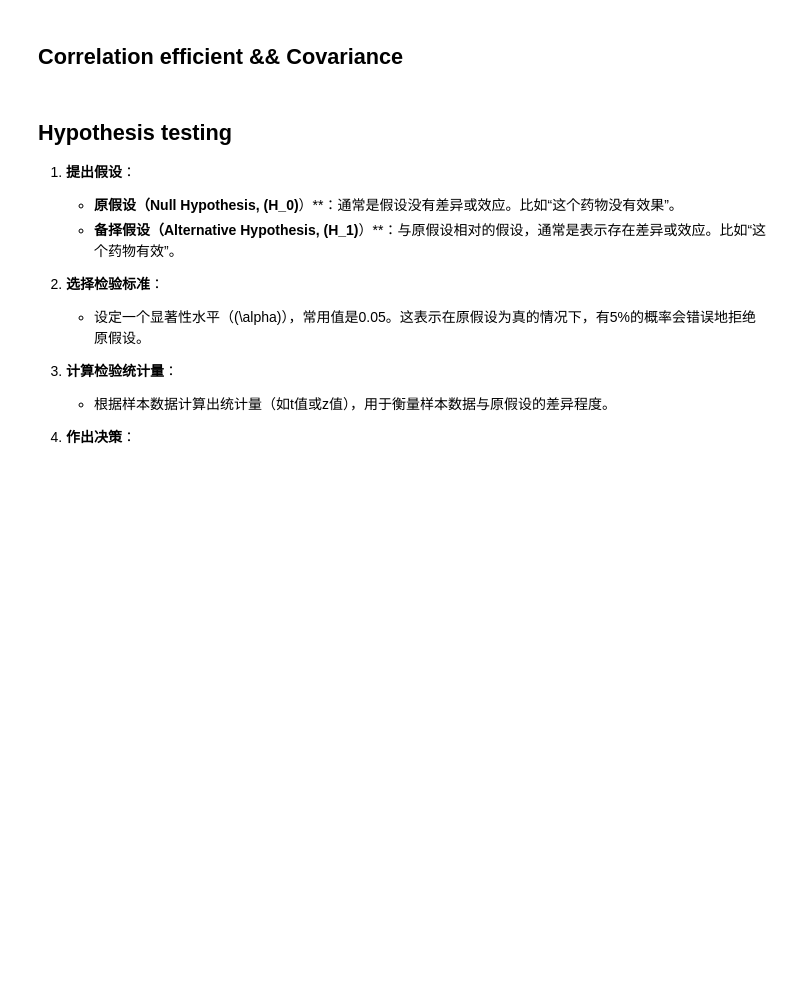
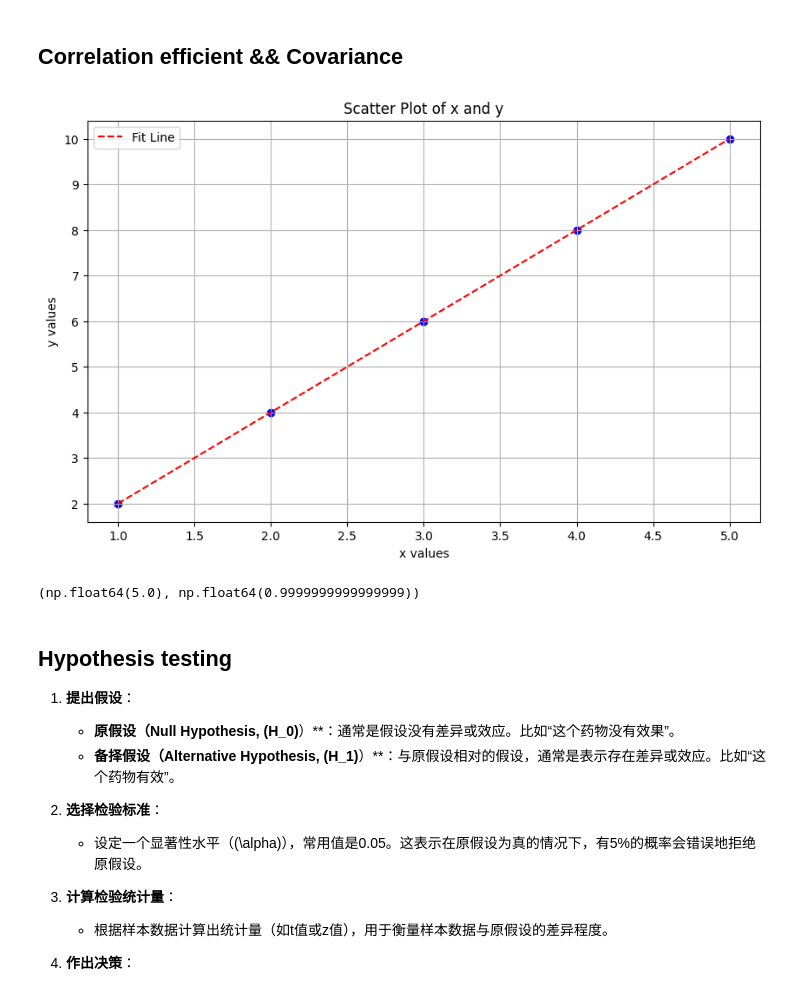
Before and after one commit to charlesyifanli/python_and_data, a Jupyter notebook: some_notes/analysis.ipynb, the cells around one changed output. Saved outputs shown, nothing was run; the diff lists cells and outputs as text; code cells hidden in the pictures; blank space fills up the shorter version.

```diff
--- a/some_notes/analysis.ipynb
+++ b/some_notes/analysis.ipynb
@@ -23,5 +51,32 @@
 # %% [markdown]
 ## Correlation efficient && Covariance
+# %%
+x = np.array([1, 2, 3, 4, 5])
+y = np.array([2, 4, 6, 8, 10])
+
+covariance = np.cov(x, y)[0, 1]  # 取协方差矩阵中的相应值
+correlation_coefficient = np.corrcoef(x, y)[0, 1]  # 取相关系数矩阵中的相应值
+
+plt.figure(figsize=(10, 6))
+plt.scatter(x, y, color='blue', marker='o')
+
+plt.title('Scatter Plot of x and y')
+plt.xlabel('x values')
+plt.ylabel('y values')
+
+# 拟合直线
+m, b = np.polyfit(x, y, 1)
+plt.plot(x, m*x + b, color='red', linestyle='--', label='Fit Line')
+
+plt.legend()
+plt.grid()
+plt.show()
+# %% [output]
+[figure, added]
+# %%
+covariance, correlation_coefficient
+# %% [output]
+(np.float64(5.0), np.float64(0.9999999999999999))
 # %% [markdown]
 ## Hypothesis testing
 
```
Also changed, not shown: parts of 3 cells of this notebook.
